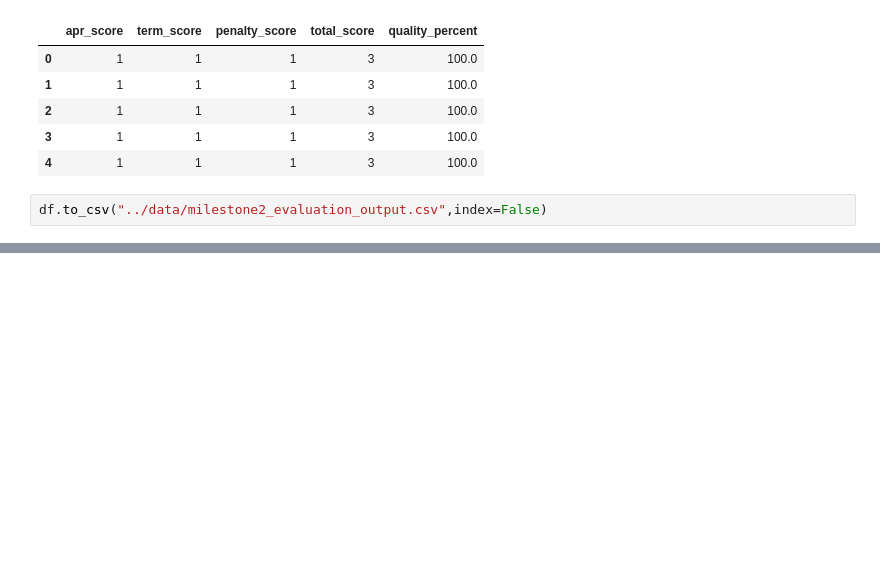
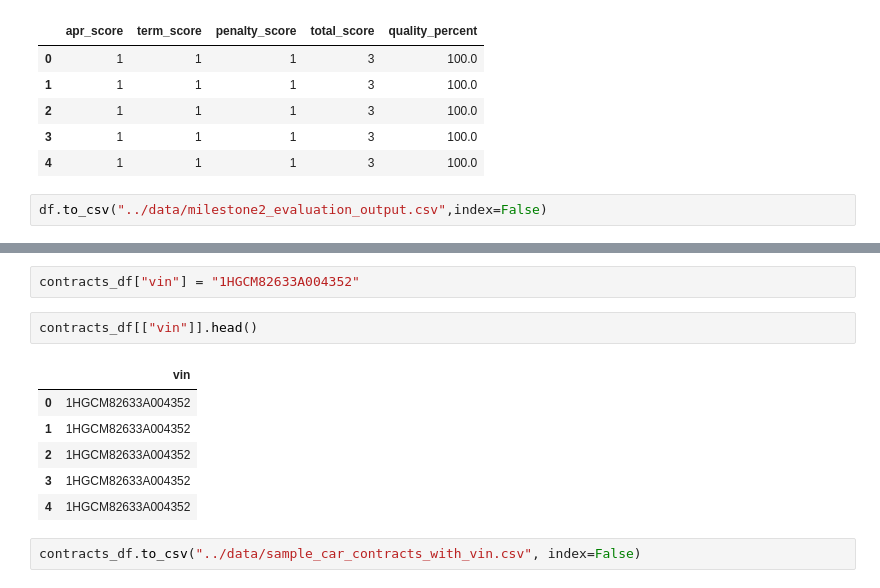
Before and after one commit to springboardmentor74219x/infosys-carlease-contract-ai-group2, a Jupyter notebook: notebook/milestone2_evaluation.ipynb, the cells around one changed output, grey strips where cells are left out. Cells and saved outputs as stored; diff of their text form; blank space fills up the shorter version.

```diff
--- a/notebook/milestone2_evaluation.ipynb
+++ b/notebook/milestone2_evaluation.ipynb
@@ -95,0 +223,13 @@ df.to_csv("../data/milestone2_evaluation_output.csv",index=False)
+# %%
+contracts_df["vin"] = "1HGCM82633A004352"
+# %%
+contracts_df[["vin"]].head()
+# %% [output]
+|  | vin |
+| 0 | 1HGCM82633A004352 |
+| 1 | 1HGCM82633A004352 |
+| 2 | 1HGCM82633A004352 |
+| 3 | 1HGCM82633A004352 |
+| 4 | 1HGCM82633A004352 |
+# %%
+contracts_df.to_csv("../data/sample_car_contracts_with_vin.csv", index=False)
```
Also changed, not shown: parts of 12 cells of this notebook, 1 other file.
